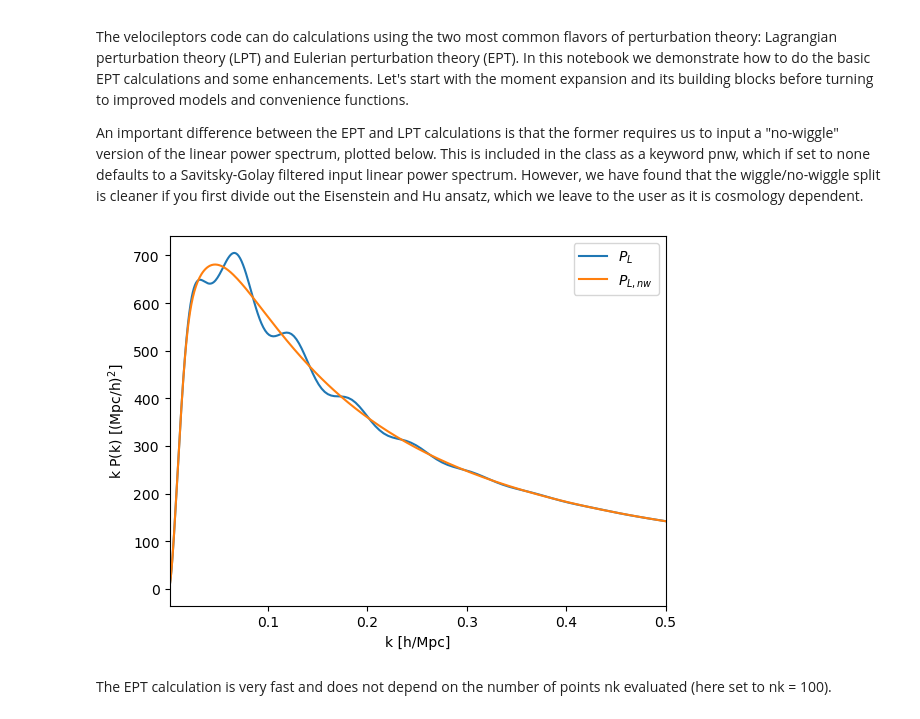
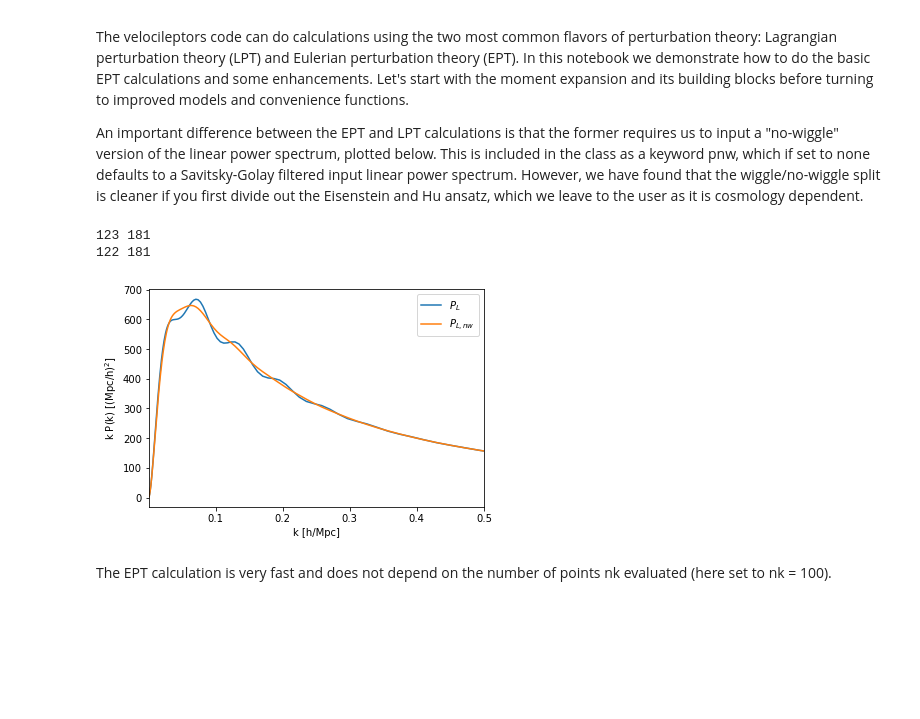
Before and after one commit to sfschen/velocileptors, a Jupyter notebook: EPT Examples.ipynb, the cells around one changed output. Cells and saved outputs as stored; diff of their text form; code cells hidden in the pictures; blank space fills up the shorter version.

Commit message:
added wiggle/no-wiggle split demo

```diff
--- a/EPT Examples.ipynb
+++ b/EPT Examples.ipynb
@@ -13,21 +13,29 @@ An important difference between the EPT and LPT calculations is that the former
 # %%
 # Run the basic EPT class:
 from velocileptors.EPT.moment_expansion_fftw import MomentExpansion
 
+
 # we scale the z = 0 power spectrum given to give z = 0.8 results
 z, D, f = 0.8, 0.6819, 0.8076
-k, p = np.loadtxt('pk.dat').T
-knw, pnw = np.loadtxt('pnw.dat').T
+k, p = np.loadtxt('pk.txt').T
+# knw, pnw = np.loadtxt('pnw.txt').T
+
+#Can use the discrete spectral method for the wiggle/no-wiggle split described in Appendix D of arXiv:1810.02800
+from velocileptors.Utils.pnw_dst import pnw_dst
+_,pnw = pnw_dst(k,p)
+
 
 plt.plot(k, k*p, label=r'$P_L$')
 plt.plot(k, k*pnw, label=r'$P_{L,nw}$')
 plt.legend()
 plt.xlim(1e-3, 0.5)
 plt.xlabel('k [h/Mpc]')
 plt.ylabel(r'k P(k) [(Mpc/h)$^2$]')
 plt.show()
 # %% [output]
+123 181
+122 181
-[figure, old version]
+[figure, new version]
 # %% [markdown]
 The EPT calculation is very fast and does not depend on the number of points nk evaluated (here set to nk = 100).
 # %%
```
Also changed, not shown: 3 other files.
